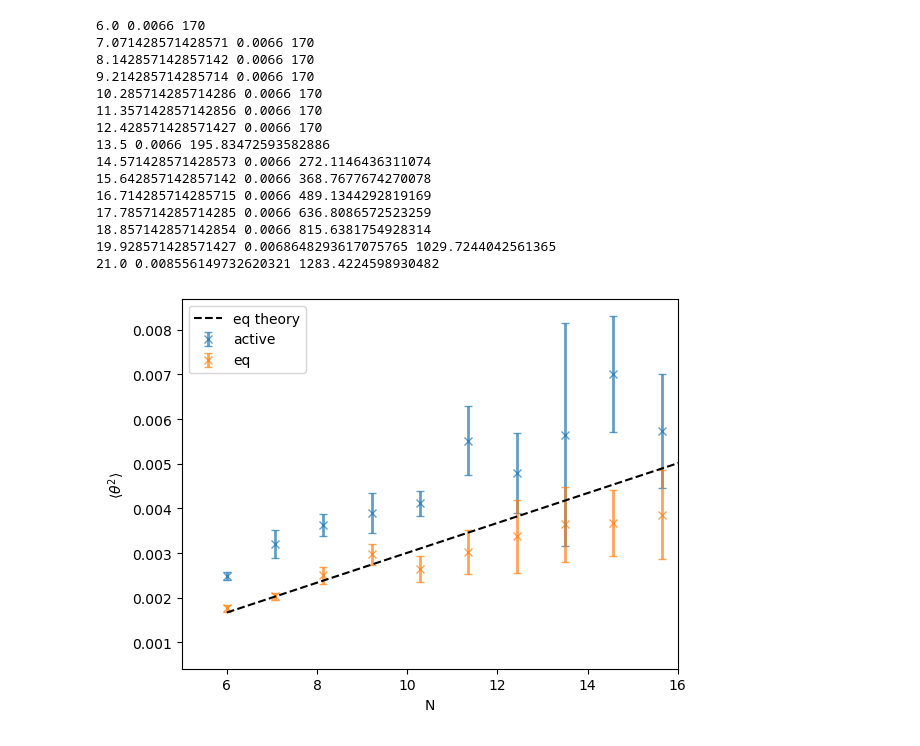
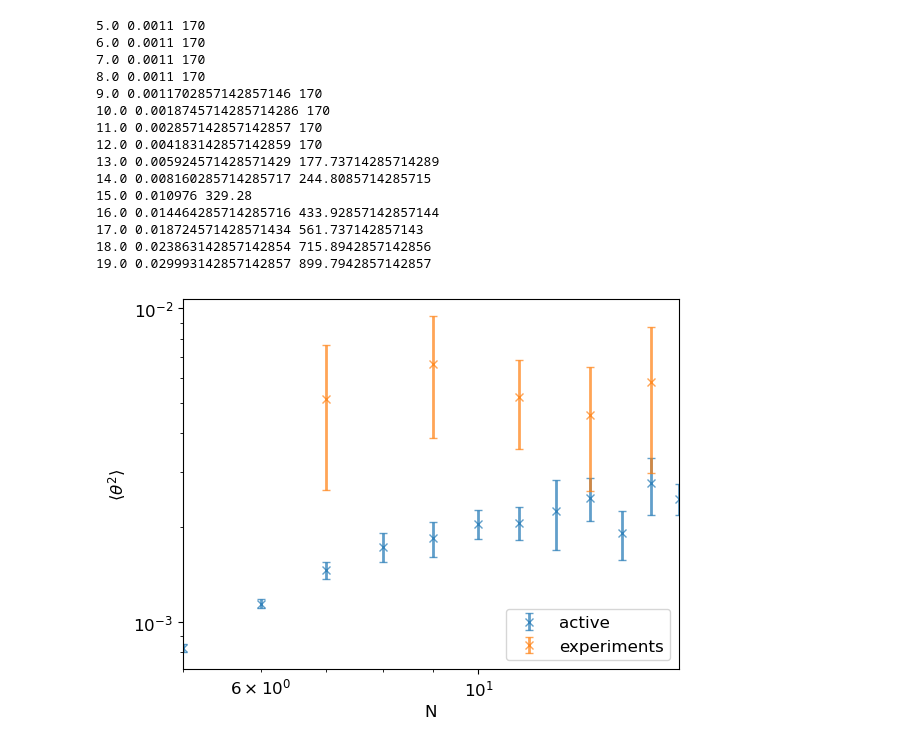
Before and after one commit to Irene-Li/ActivePoly, a Jupyter notebook: parameter_sweep.ipynb, the cells around one changed output. Cells and saved outputs as stored; diff of their text form; code cells hidden in the pictures.

```diff
--- a/parameter_sweep.ipynb
+++ b/parameter_sweep.ipynb
@@ -260,22 +292,4 @@ np.save('Data/theta_var.npy', np.array(stds)**2)
 # %%
-N = 15
-gamma = 1
-ratios = np.linspace(0.5, 2, N)
-c_map = 0
-c_traj = c_map*ratios
-mu_map = 0
-mu_traj = mu_map/ratios**2
-epsilon_map = 0.374
-epsilon_traj = epsilon_map/ratios**4
-
-beta = 0
-sigma_traj = 0.05/ratios**1.5
-
-T = 0.033*n_frames
-n_frames = 5000
-n_repeats = 5
-init = [0, 0]
-
 stds = []
 
 for (i, (mu, c, epsilon, sigma)) in enumerate(zip(mu_traj, c_traj, epsilon_traj, sigma_traj)):
@@ -284,8 +298,7 @@ for (i, (mu, c, epsilon, sigma)) in enumerate(zip(mu_traj, c_traj, epsilon_traj,
     params = [epsilon, gamma, mu, c, beta, sigma]
     m = FHN(params, convert_params, m_err = [0.002, 0.04])
 
-    dt = max(1/epsilon/5e3, 6.6e-3)
-    dt = min(dt, 0.011)
+    dt = max(1/epsilon/1e3, 1.1e-3)
     T = max(1/epsilon*30, 170)
     n_frames = int(T/0.033)
     print(ratios[i]*10+1, dt, T)
@@ -295,21 +308,21 @@ for (i, (mu, c, epsilon, sigma)) in enumerate(zip(mu_traj, c_traj, epsilon_traj,
 
 np.save('Data/eq_var.npy', np.array(stds)**2)
 # %% [output]
-6.0 0.0066 170
-7.071428571428571 0.0066 170
-8.142857142857142 0.0066 170
-9.214285714285714 0.0066 170
-10.285714285714286 0.0066 170
-11.357142857142856 0.0066 170
-12.428571428571427 0.0066 170
-13.5 0.0066 195.83472593582886
-14.571428571428573 0.0066 272.1146436311074
-15.642857142857142 0.0066 368.7677674270078
-16.714285714285715 0.0066 489.1344292819169
-17.785714285714285 0.0066 636.8086572523259
-18.857142857142854 0.0066 815.6381754928314
-19.928571428571427 0.0068648293617075765 1029.7244042561365
-21.0 0.008556149732620321 1283.4224598930482
+5.0 0.0011 170
+6.0 0.0011 170
+7.0 0.0011 170
+8.0 0.0011 170
+9.0 0.0011702857142857146 170
+10.0 0.0018745714285714286 170
+11.0 0.002857142857142857 170
+12.0 0.004183142857142859 170
+13.0 0.005924571428571429 177.73714285714289
+14.0 0.008160285714285717 244.8085714285715
+15.0 0.010976 329.28
+16.0 0.014464285714285716 433.92857142857144
+17.0 0.018724571428571434 561.737142857143
+18.0 0.023863142857142854 715.8942857142856
+19.0 0.029993142857142857 899.7942857142857
 # %%
 preds = []
 
@@ -323,15 +336,26 @@ err = np.std(var, axis=-1)
 var_eq = np.load('Data/eq_var.npy')
 m_eq = np.mean(var_eq, axis=-1)
 err_eq = np.std(var_eq, axis=-1)
+# %%
+mat_data = scipy.io.loadmat('Data/VarTheta.mat')
+exp_var = mat_data['VarTheta']
+exp_var[:, 1] *= (np.pi/180)**2
+
+L_exp = np.unique(exp_var[:, 0])
+mean_exp = [np.mean(exp_var[exp_var[:, 0] == L][:, 1]) for L in L_exp]
+std_exp = [np.std(exp_var[exp_var[:, 0] == L][:, 1]) for L in L_exp]
 # %%
 Ls = ratios*10+1
 plt.errorbar(Ls, mean, yerr=err, fmt='x', barsabove=True, capsize=3, alpha=0.7, label=r'active', linewidth=2)
-plt.errorbar(Ls, m_eq, yerr=err_eq, fmt='x', barsabove=True, capsize=3, alpha=0.7, label=r'eq', linewidth=2)
-plt.plot(Ls, preds, 'k--', label=r'eq theory')
+# plt.errorbar(Ls, m_eq, yerr=err_eq, fmt='x', barsabove=True, capsize=3, alpha=0.7, label=r'eq', linewidth=2)
+plt.errorbar(L_exp, mean_exp, yerr=std_exp, fmt='x', barsabove=True, capsize=3, alpha=0.7, label=r'experiments', linewidth=2)
+# plt.plot(Ls, preds, 'k--', label=r'eq theory')
 plt.legend()
+plt.yscale('log')
+plt.xscale('log')
 plt.ylabel(r'$\langle \theta^2 \rangle$')
 plt.xlabel(r'N')
 plt.xlim([5, 16])
 plt.show()
 # %% [output]
-[figure, old version]
+[figure, new version]
```
Also changed, not shown: parts of 11 cells of this notebook, 21 other files.
